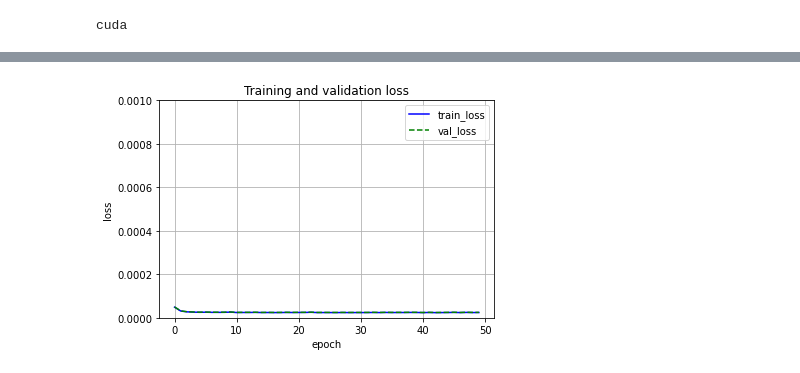
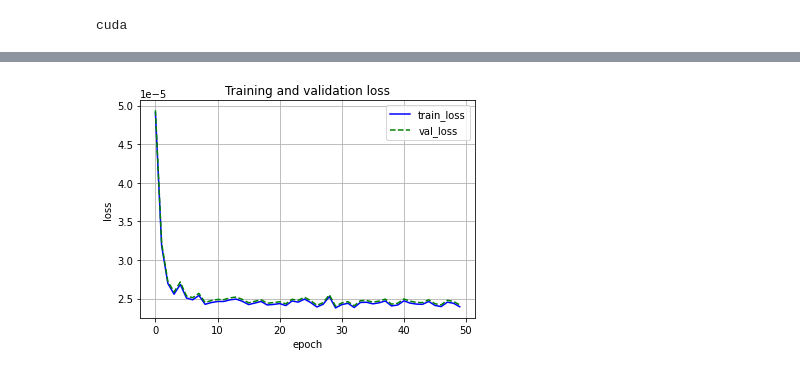
Before and after one commit to namoshi/dl_intro, a Jupyter notebook: AE_mnist.ipynb, the cells around one changed output, grey strips where cells are left out. Cells and saved outputs as stored; diff of their text form; code cells hidden in the pictures.

```diff
--- a/AE_mnist.ipynb
+++ b/AE_mnist.ipynb
@@ -174,20 +174,20 @@ test_loss: 0.00002440
 # %%
 # plot graph
 import matplotlib.pyplot as plt
 
 plt.figure()
 plt.plot(range(num_epochs), train_loss_list, color='blue', linestyle='-', label='train_loss')
 plt.plot(range(num_epochs), val_loss_list, color='green', linestyle='--', label='val_loss')
-plt.ylim([0.0,0.001])
+#plt.ylim([0.0,0.0001])
 plt.legend()
 plt.xlabel('epoch')
 plt.ylabel('loss')
 plt.title('Training and validation loss')
 plt.grid()
 plt.savefig('AE_mnist_loss.png')
 plt.show()
 # %% [output]
-[figure, old version]
+[figure, new version]
 # %%
 net.eval()
 with torch.no_grad():
```
Also changed, not shown: parts of 3 cells of this notebook, 21 other files.
